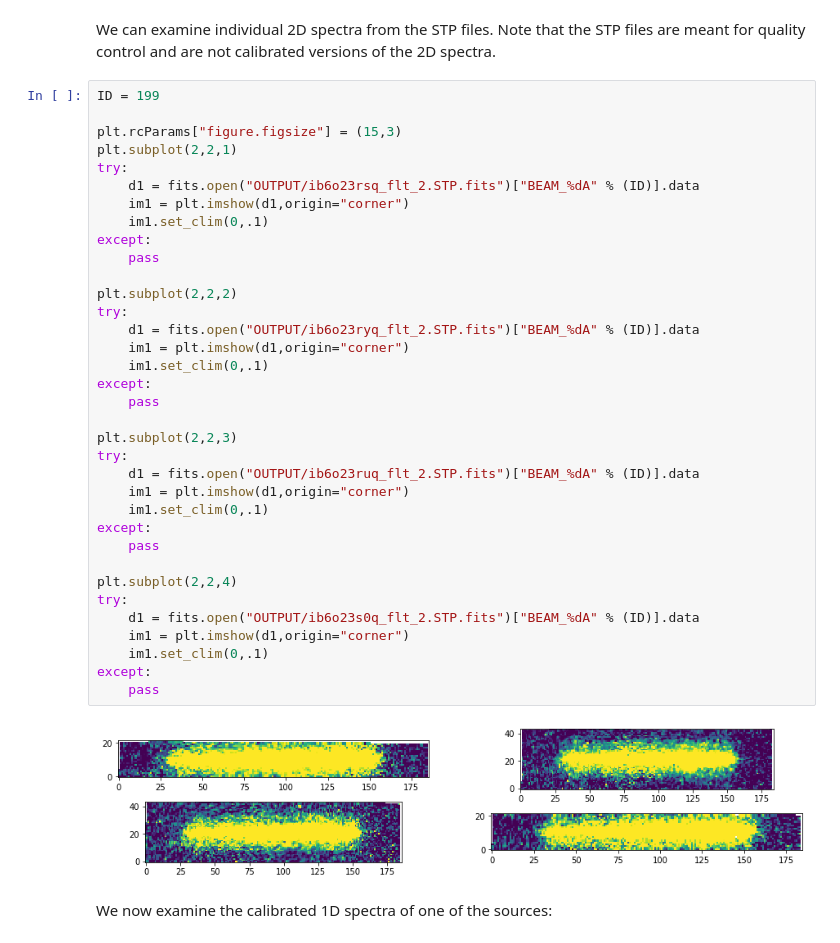
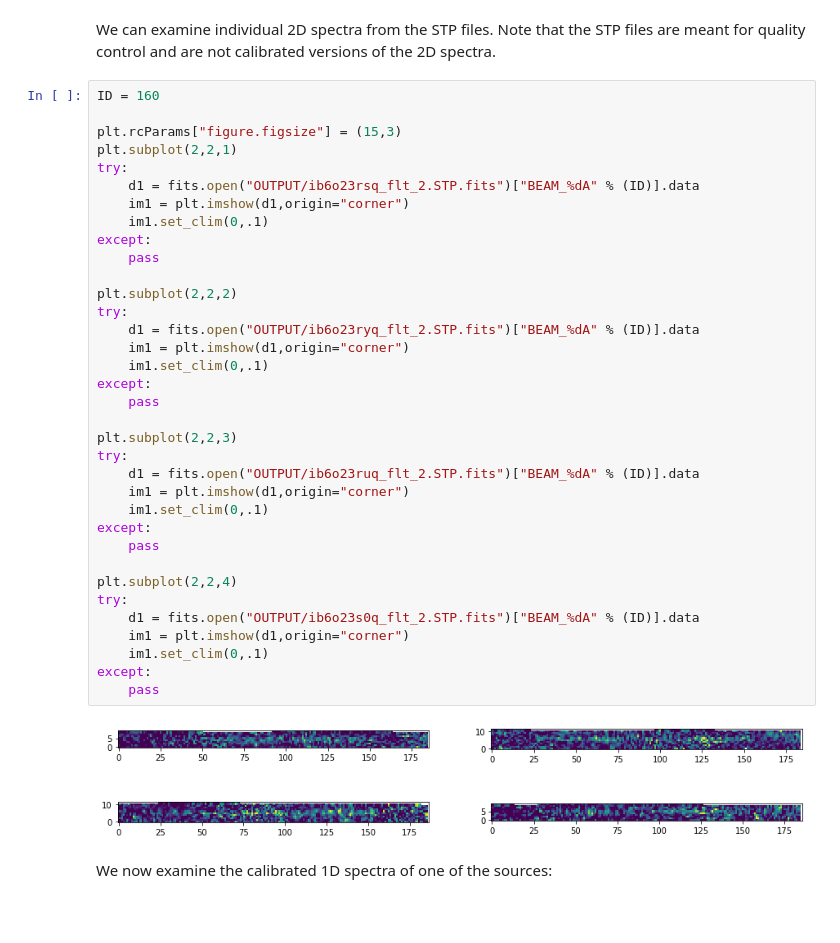
Before and after one commit to npirzkal/aXe_WFC3_Cookbook, a Jupyter notebook: aXe_WFC3_Cookbook.ipynb, the cells around one changed output. Saved outputs shown, nothing was run; the diff lists cells and outputs as text; blank space fills up the shorter version.

```diff
--- a/aXe_WFC3_Cookbook.ipynb
+++ b/aXe_WFC3_Cookbook.ipynb
@@ -354,7 +376,7 @@ OUTPUT/ib6o23ruq_flt_2.STP.fits OUTPUT/ib6o23s0q_flt_2.STP.fits
 # %% [markdown]
 We can examine individual 2D spectra from the STP files. Note that the STP files are meant for quality control and are not calibrated versions of the 2D spectra.
 # %%
-ID = 199
+ID = 160
 
 plt.rcParams["figure.figsize"] = (15,3)
 plt.subplot(2,2,1)
@@ -362,34 +384,34 @@ try:
     d1 = fits.open("OUTPUT/ib6o23rsq_flt_2.STP.fits")["BEAM_%dA" % (ID)].data
     im1 = plt.imshow(d1,origin="corner")
     im1.set_clim(0,.1)
 except:
     pass
 
 plt.subplot(2,2,2)
 try:
     d1 = fits.open("OUTPUT/ib6o23ryq_flt_2.STP.fits")["BEAM_%dA" % (ID)].data
     im1 = plt.imshow(d1,origin="corner")
     im1.set_clim(0,.1)
 except:
     pass
 
 plt.subplot(2,2,3)
 try:
     d1 = fits.open("OUTPUT/ib6o23ruq_flt_2.STP.fits")["BEAM_%dA" % (ID)].data
     im1 = plt.imshow(d1,origin="corner")
     im1.set_clim(0,.1)
 except:
     pass
 
 plt.subplot(2,2,4)
 try:
     d1 = fits.open("OUTPUT/ib6o23s0q_flt_2.STP.fits")["BEAM_%dA" % (ID)].data
     im1 = plt.imshow(d1,origin="corner")
     im1.set_clim(0,.1)
 except:
     pass
 # %% [output]
-[figure, old version]
+[figure, new version]
 # %% [markdown]
 We now examine the calibrated 1D spectra of one of the sources:
 # %%
```
Also changed, not shown: parts of 24 cells of this notebook.
